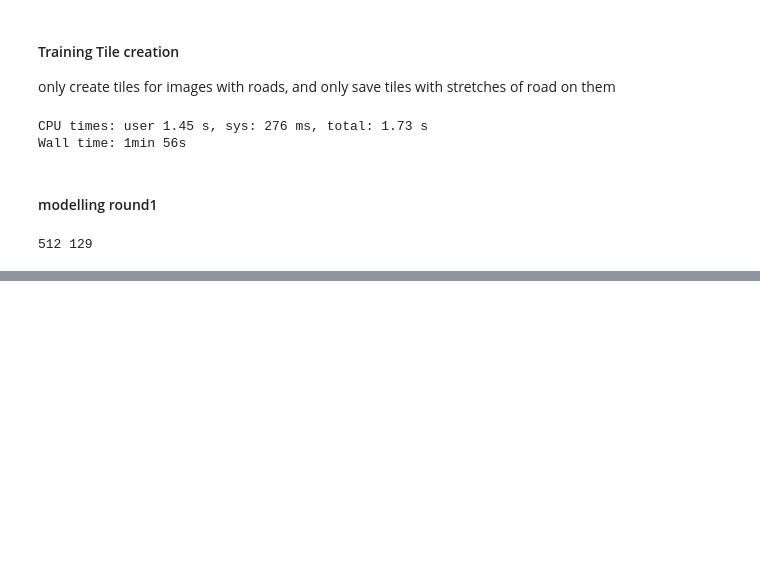
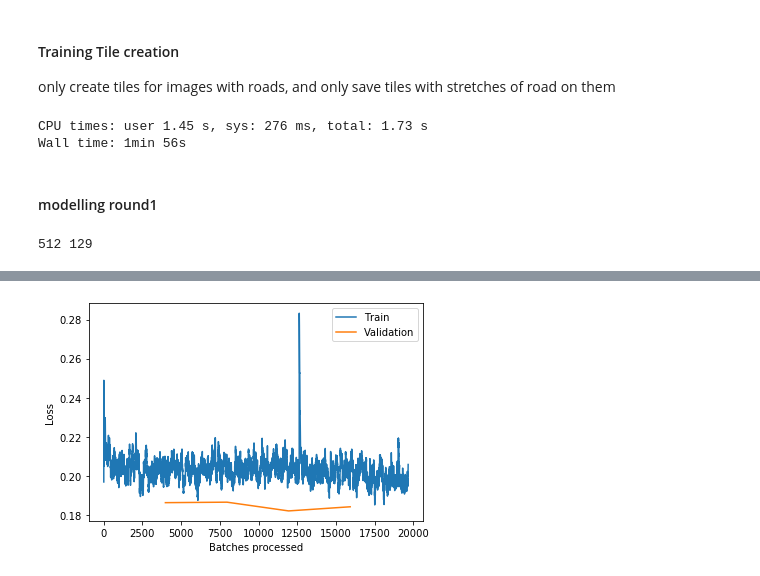
Before and after one commit to wwymak/spacenet-ml, a Jupyter notebook: lets just try another unet.ipynb, the cells around one changed output, grey strips where cells are left out. Saved outputs shown, nothing was run; the diff lists cells and outputs as text; code cells hidden in the pictures; blank space fills up the shorter version.

```diff
--- a/lets just try another unet.ipynb
+++ b/lets just try another unet.ipynb
@@ -162,0 +218,5 @@ return Compose([
+# %%
+# learn.lr_find()
+learn.recorder.plot_losses(skip_end=5000)
+# %% [output]
+[figure, added]
```
Also changed, not shown: parts of 13 cells of this notebook.
